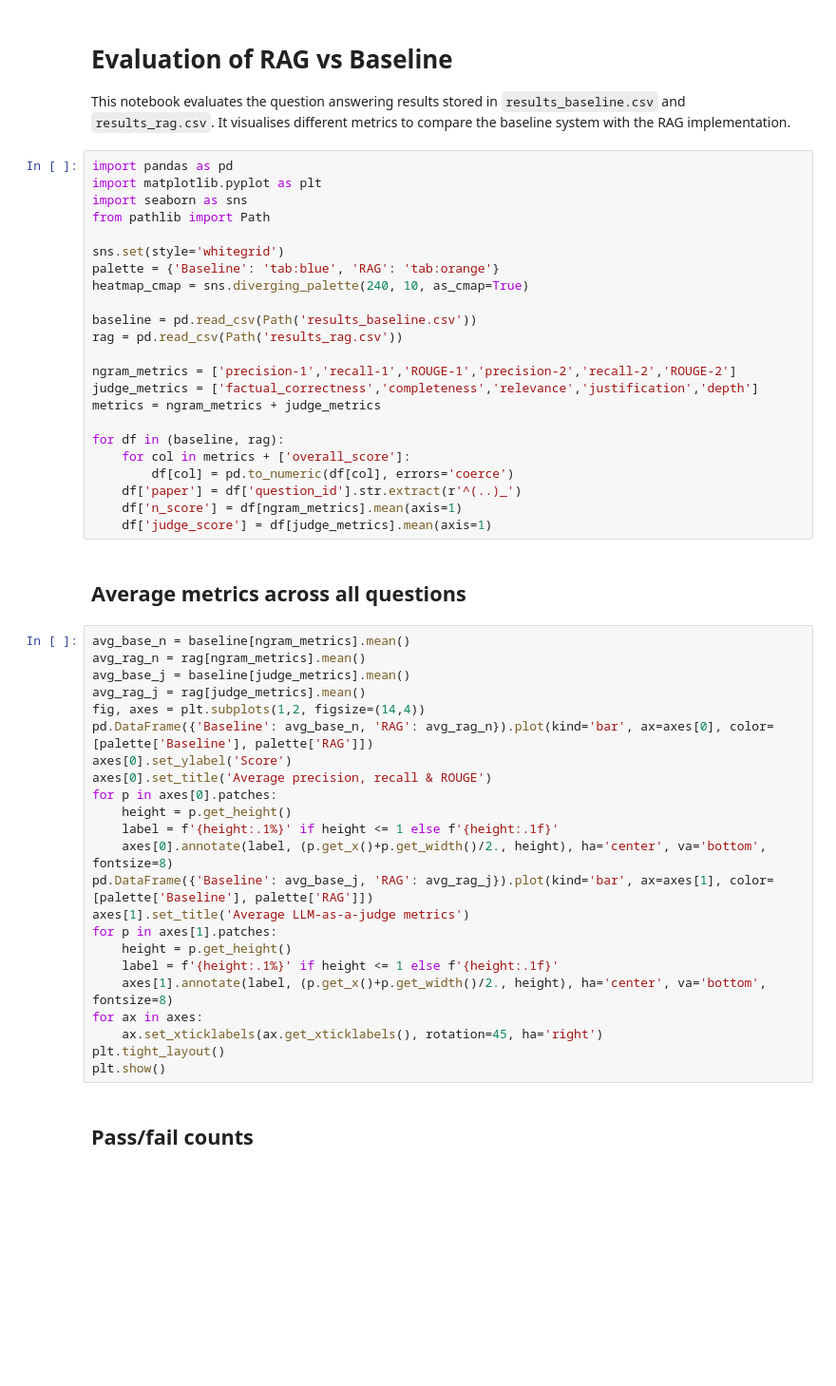
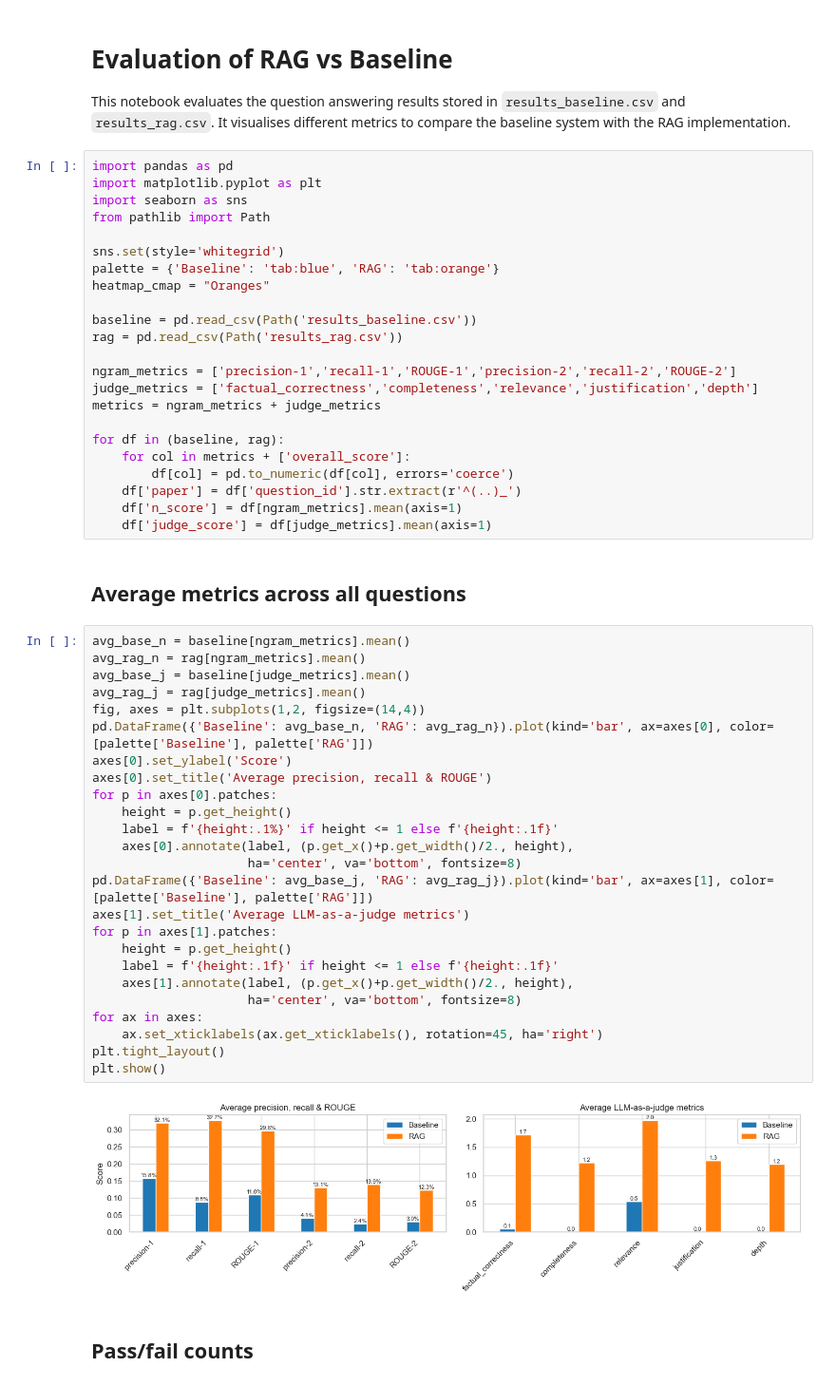
Before and after one commit to bennyhandball/Datenbanken, a Jupyter notebook: Experiment/evaluation.ipynb, the cells around one changed output. Shown: that part at 95% size. Cells and saved outputs as stored; diff of their text form; blank space fills up the shorter version.

```diff
--- a/Experiment/evaluation.ipynb
+++ b/Experiment/evaluation.ipynb
@@ -10,7 +10,7 @@ from pathlib import Path
 
 sns.set(style='whitegrid')
 palette = {'Baseline': 'tab:blue', 'RAG': 'tab:orange'}
-heatmap_cmap = sns.diverging_palette(240, 10, as_cmap=True)
+heatmap_cmap = "Oranges"
 
 baseline = pd.read_csv(Path('results_baseline.csv'))
 rag = pd.read_csv(Path('results_rag.csv'))
@@ -30,26 +30,30 @@ for df in (baseline, rag):
 # %%
 avg_base_n = baseline[ngram_metrics].mean()
 avg_rag_n = rag[ngram_metrics].mean()
 avg_base_j = baseline[judge_metrics].mean()
 avg_rag_j = rag[judge_metrics].mean()
 fig, axes = plt.subplots(1,2, figsize=(14,4))
 pd.DataFrame({'Baseline': avg_base_n, 'RAG': avg_rag_n}).plot(kind='bar', ax=axes[0], color=[palette['Baseline'], palette['RAG']])
 axes[0].set_ylabel('Score')
 axes[0].set_title('Average precision, recall & ROUGE')
 for p in axes[0].patches:
     height = p.get_height()
     label = f'{height:.1%}' if height <= 1 else f'{height:.1f}'
-    axes[0].annotate(label, (p.get_x()+p.get_width()/2., height), ha='center', va='bottom', fontsize=8)
+    axes[0].annotate(label, (p.get_x()+p.get_width()/2., height),
+                     ha='center', va='bottom', fontsize=8)
 pd.DataFrame({'Baseline': avg_base_j, 'RAG': avg_rag_j}).plot(kind='bar', ax=axes[1], color=[palette['Baseline'], palette['RAG']])
 axes[1].set_title('Average LLM-as-a-judge metrics')
 for p in axes[1].patches:
     height = p.get_height()
-    label = f'{height:.1%}' if height <= 1 else f'{height:.1f}'
-    axes[1].annotate(label, (p.get_x()+p.get_width()/2., height), ha='center', va='bottom', fontsize=8)
+    label = f'{height:.1f}' if height <= 1 else f'{height:.1f}'
+    axes[1].annotate(label, (p.get_x()+p.get_width()/2., height),
+                     ha='center', va='bottom', fontsize=8)
 for ax in axes:
     ax.set_xticklabels(ax.get_xticklabels(), rotation=45, ha='right')
 plt.tight_layout()
 plt.show()
+# %% [output]
+[figure, added]
 # %% [markdown]
 ## Pass/fail counts
 # %%
```
Also changed, not shown: parts of 8 cells of this notebook, 10 other files.
